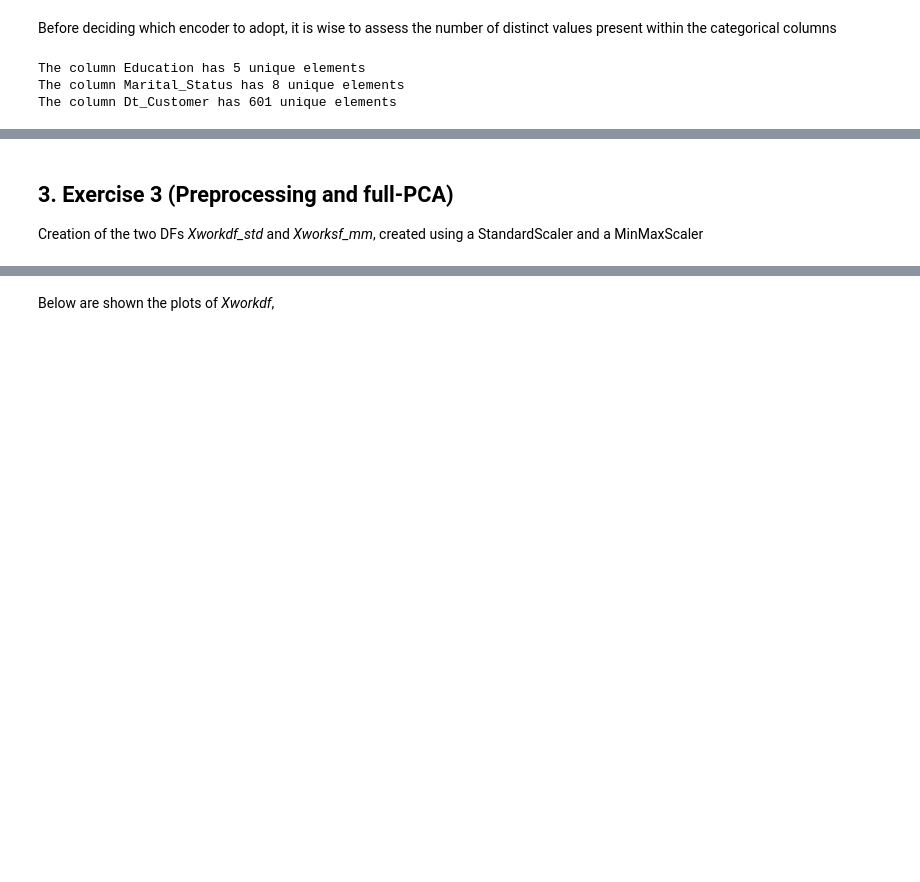
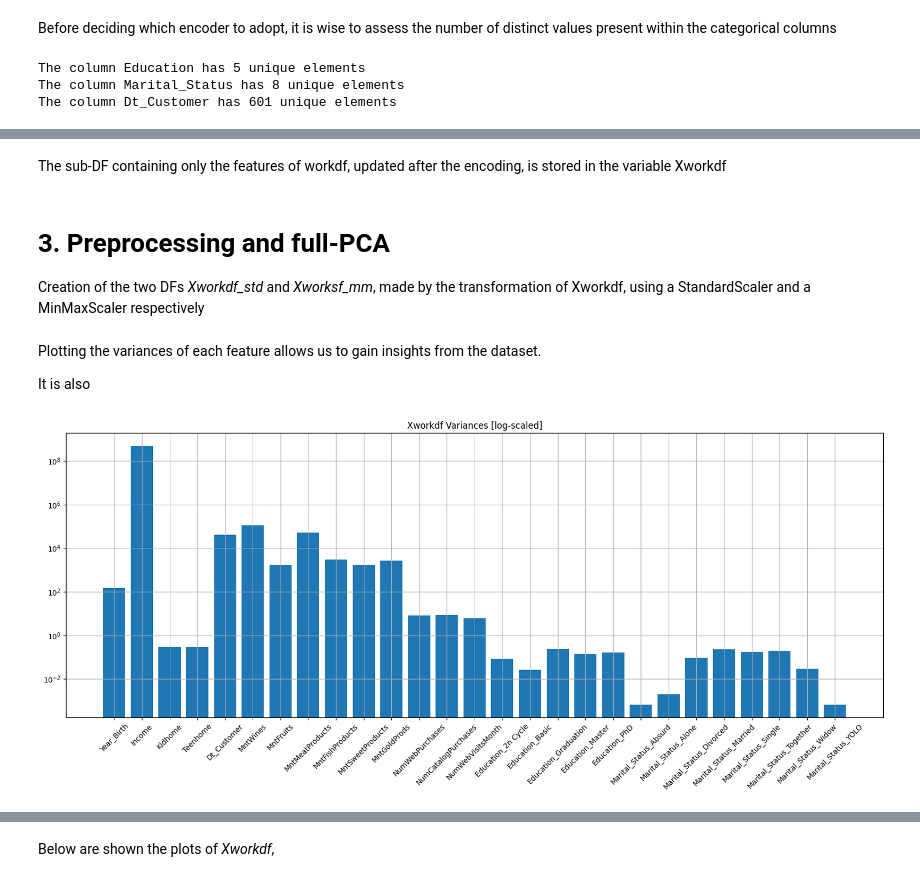
Before and after one commit to MarcoMungaiCoppolino/Data-Science-Portfolio, a Jupyter notebook: PROGETTO/HomeWork_1/LE MungaiCoppolinoPellegrino copy.ipynb, the cells around one changed output, grey strips where cells are left out. Drawn from its saved outputs; the diff is of its cells as text; code cells hidden in the pictures; blank space fills up the shorter version.

```diff
--- a/PROGETTO/HomeWork_1/LE MungaiCoppolinoPellegrino copy.ipynb
+++ b/PROGETTO/HomeWork_1/LE MungaiCoppolinoPellegrino copy.ipynb
@@ -232,0 +177,2 @@ display(Xworkdf)
+# %% [markdown]
+The sub-DF containing only the features of workdf, updated after the encoding, is stored in the variable Xworkdf
@@ -233,7 +181,7 @@ display(Xworkdf)
 # %% [markdown]
-## 3. Exercise 3 (Preprocessing and full-PCA)
+# 3. Preprocessing and full-PCA
 
-Creation of the two DFs *Xworkdf_std* and *Xworksf_mm*, created using a StandardScaler and a MinMaxScaler
+Creation of the two DFs *Xworkdf_std* and *Xworksf_mm*, made by the transformation of Xworkdf, using a StandardScaler and a MinMaxScaler respectively
 # %%
 STDscaler = StandardScaler()
 MMscaler = MinMaxScaler()
@@ -243,3 +191,19 @@ Xworkdf_mm = MMscaler.fit_transform(Xworkdf)
 
 Xworkdf_std = pd.DataFrame(Xworkdf_std, columns=Xworkdf.columns)
 Xworkdf_mm = pd.DataFrame(Xworkdf_mm, columns=Xworkdf.columns)
+# %% [markdown]
+Plotting the variances of each feature allows us to gain insights from the dataset.
+
+It is also
+# %%
+fig, ax = plt.subplots(figsize=(20, 7))
+
+# Plotting the bar chart in the first subplot
+ax.bar(np.arange(Xworkdf.shape[1]), np.array(Xworkdf.var()))
+ax.set_xticks(ticks=np.arange(Xworkdf.shape[1]))
+ax.set_xticklabels(labels=Xworkdf.columns.to_list(), rotation=45)
+ax.set_title('Xworkdf Variances [log-scaled]')
+ax.set_yscale('log')
+ax.grid(visible=True, which='both')
+# %% [output]
+[figure, added]
```
Also changed, not shown: parts of 14 cells of this notebook.
